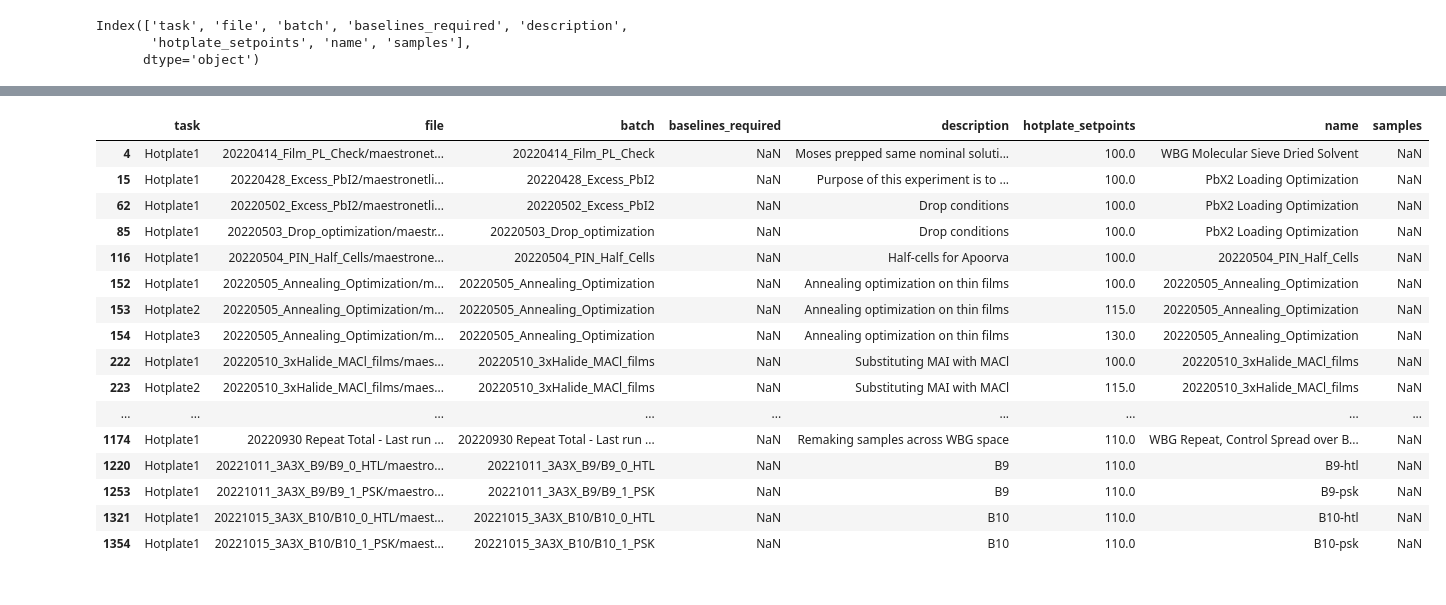
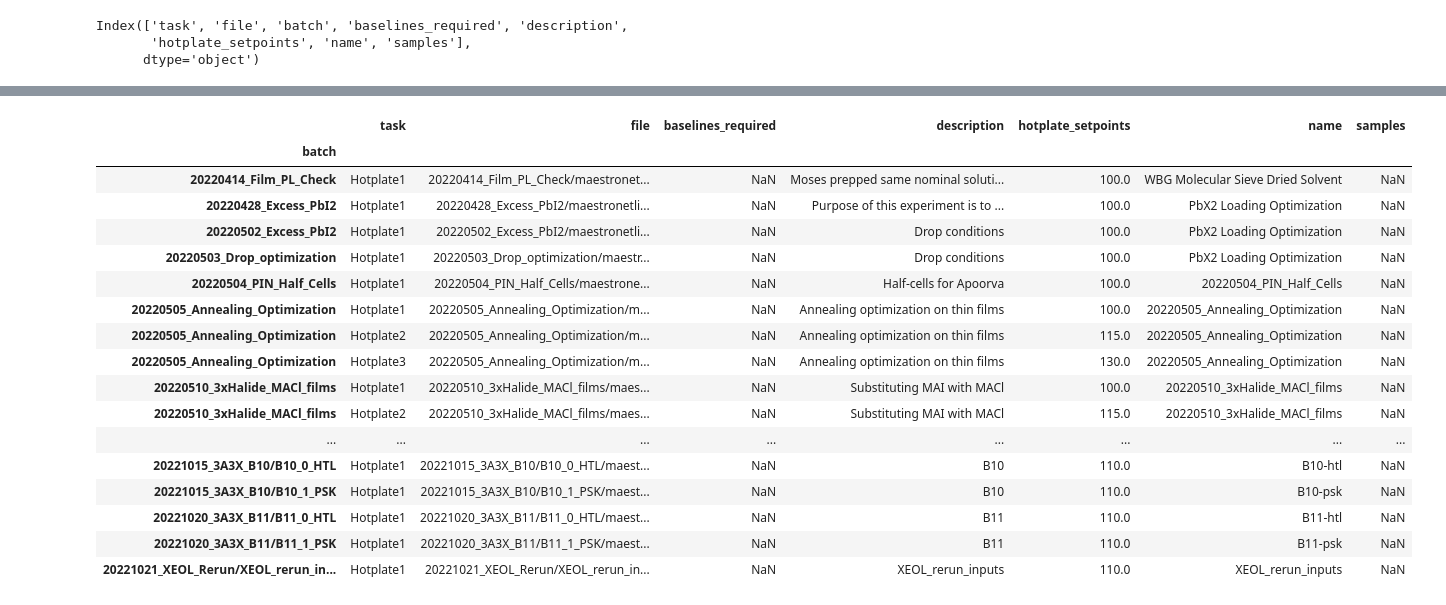
Before and after one commit to fenning-research-group/PASCAL_TrainView, a Jupyter notebook: input_eda.ipynb, the cells around one changed output, grey strips where cells are left out. Saved outputs shown, nothing was run; the diff lists cells and outputs as text; code cells hidden in the pictures.

```diff
--- a/input_eda.ipynb
+++ b/input_eda.ipynb
@@ -436,22 +436,23 @@ maestro_input_df.apply(lambda col: col.astype(str).unique()).to_dict()
        dtype=object)}
 # %%
 # see hotplates
-maestro_input_df[maestro_input_df['hotplate_setpoints'].notna()]
+maestro_input_df[maestro_input_df['hotplate_setpoints'].notna()].set_index('batch')
 # %% [output]
-|  | task | file | batch | baselines_required | description | hotplate_setpoints | name | samples |
-| 4 | Hotplate1 | 20220414_Film_PL_Check/maestronet... | 20220414_Film_PL_Check | NaN | Moses prepped same nominal soluti... | 100.0 | WBG Molecular Sieve Dried Solvent | NaN |
-| 15 | Hotplate1 | 20220428_Excess_PbI2/maestronetli... | 20220428_Excess_PbI2 | NaN | Purpose of this experiment is to ... | 100.0 | PbX2 Loading Optimization | NaN |
-| 62 | Hotplate1 | 20220502_Excess_PbI2/maestronetli... | 20220502_Excess_PbI2 | NaN | Drop conditions | 100.0 | PbX2 Loading Optimization | NaN |
-| 85 | Hotplate1 | 20220503_Drop_optimization/maestr... | 20220503_Drop_optimization | NaN | Drop conditions | 100.0 | PbX2 Loading Optimization | NaN |
-| 116 | Hotplate1 | 20220504_PIN_Half_Cells/maestrone... | 20220504_PIN_Half_Cells | NaN | Half-cells for Apoorva | 100.0 | 20220504_PIN_Half_Cells | NaN |
-| 152 | Hotplate1 | 20220505_Annealing_Optimization/m... | 20220505_Annealing_Optimization | NaN | Annealing optimization on thin films | 100.0 | 20220505_Annealing_Optimization | NaN |
-| 153 | Hotplate2 | 20220505_Annealing_Optimization/m... | 20220505_Annealing_Optimization | NaN | Annealing optimization on thin films | 115.0 | 20220505_Annealing_Optimization | NaN |
-| 154 | Hotplate3 | 20220505_Annealing_Optimization/m... | 20220505_Annealing_Optimization | NaN | Annealing optimization on thin films | 130.0 | 20220505_Annealing_Optimization | NaN |
-| 222 | Hotplate1 | 20220510_3xHalide_MACl_films/maes... | 20220510_3xHalide_MACl_films | NaN | Substituting MAI with MACl | 100.0 | 20220510_3xHalide_MACl_films | NaN |
-| 223 | Hotplate2 | 20220510_3xHalide_MACl_films/maes... | 20220510_3xHalide_MACl_films | NaN | Substituting MAI with MACl | 115.0 | 20220510_3xHalide_MACl_films | NaN |
-| ... | ... | ... | ... | ... | ... | ... | ... | ... |
-| 1174 | Hotplate1 | 20220930 Repeat Total - Last run ... | 20220930 Repeat Total - Last run ... | NaN | Remaking samples across WBG space | 110.0 | WBG Repeat, Control Spread over B... | NaN |
-| 1220 | Hotplate1 | 20221011_3A3X_B9/B9_0_HTL/maestro... | 20221011_3A3X_B9/B9_0_HTL | NaN | B9 | 110.0 | B9-htl | NaN |
-| 1253 | Hotplate1 | 20221011_3A3X_B9/B9_1_PSK/maestro... | 20221011_3A3X_B9/B9_1_PSK | NaN | B9 | 110.0 | B9-psk | NaN |
-| 1321 | Hotplate1 | 20221015_3A3X_B10/B10_0_HTL/maest... | 20221015_3A3X_B10/B10_0_HTL | NaN | B10 | 110.0 | B10-htl | NaN |
-| 1354 | Hotplate1 | 20221015_3A3X_B10/B10_1_PSK/maest... | 20221015_3A3X_B10/B10_1_PSK | NaN | B10 | 110.0 | B10-psk | NaN |
+|  | task | file | baselines_required | description | hotplate_setpoints | name | samples |
+| batch |  |  |  |  |  |  |  |
+| 20220414_Film_PL_Check | Hotplate1 | 20220414_Film_PL_Check/maestronet... | NaN | Moses prepped same nominal soluti... | 100.0 | WBG Molecular Sieve Dried Solvent | NaN |
+| 20220428_Excess_PbI2 | Hotplate1 | 20220428_Excess_PbI2/maestronetli... | NaN | Purpose of this experiment is to ... | 100.0 | PbX2 Loading Optimization | NaN |
+| 20220502_Excess_PbI2 | Hotplate1 | 20220502_Excess_PbI2/maestronetli... | NaN | Drop conditions | 100.0 | PbX2 Loading Optimization | NaN |
+| 20220503_Drop_optimization | Hotplate1 | 20220503_Drop_optimization/maestr... | NaN | Drop conditions | 100.0 | PbX2 Loading Optimization | NaN |
+| 20220504_PIN_Half_Cells | Hotplate1 | 20220504_PIN_Half_Cells/maestrone... | NaN | Half-cells for Apoorva | 100.0 | 20220504_PIN_Half_Cells | NaN |
+| 20220505_Annealing_Optimization | Hotplate1 | 20220505_Annealing_Optimization/m... | NaN | Annealing optimization on thin films | 100.0 | 20220505_Annealing_Optimization | NaN |
+| 20220505_Annealing_Optimization | Hotplate2 | 20220505_Annealing_Optimization/m... | NaN | Annealing optimization on thin films | 115.0 | 20220505_Annealing_Optimization | NaN |
+| 20220505_Annealing_Optimization | Hotplate3 | 20220505_Annealing_Optimization/m... | NaN | Annealing optimization on thin films | 130.0 | 20220505_Annealing_Optimization | NaN |
+| 20220510_3xHalide_MACl_films | Hotplate1 | 20220510_3xHalide_MACl_films/maes... | NaN | Substituting MAI with MACl | 100.0 | 20220510_3xHalide_MACl_films | NaN |
+| 20220510_3xHalide_MACl_films | Hotplate2 | 20220510_3xHalide_MACl_films/maes... | NaN | Substituting MAI with MACl | 115.0 | 20220510_3xHalide_MACl_films | NaN |
+| ... | ... | ... | ... | ... | ... | ... | ... |
+| 20221015_3A3X_B10/B10_0_HTL | Hotplate1 | 20221015_3A3X_B10/B10_0_HTL/maest... | NaN | B10 | 110.0 | B10-htl | NaN |
+| 20221015_3A3X_B10/B10_1_PSK | Hotplate1 | 20221015_3A3X_B10/B10_1_PSK/maest... | NaN | B10 | 110.0 | B10-psk | NaN |
+| 20221020_3A3X_B11/B11_0_HTL | Hotplate1 | 20221020_3A3X_B11/B11_0_HTL/maest... | NaN | B11 | 110.0 | B11-htl | NaN |
+| 20221020_3A3X_B11/B11_1_PSK | Hotplate1 | 20221020_3A3X_B11/B11_1_PSK/maest... | NaN | B11 | 110.0 | B11-psk | NaN |
+| 20221021_XEOL_Rerun/XEOL_rerun_in... | Hotplate1 | 20221021_XEOL_Rerun/XEOL_rerun_in... | NaN | XEOL_rerun_inputs | 110.0 | XEOL_rerun_inputs | NaN |
```
Also changed, not shown: parts of 20 cells of this notebook.
